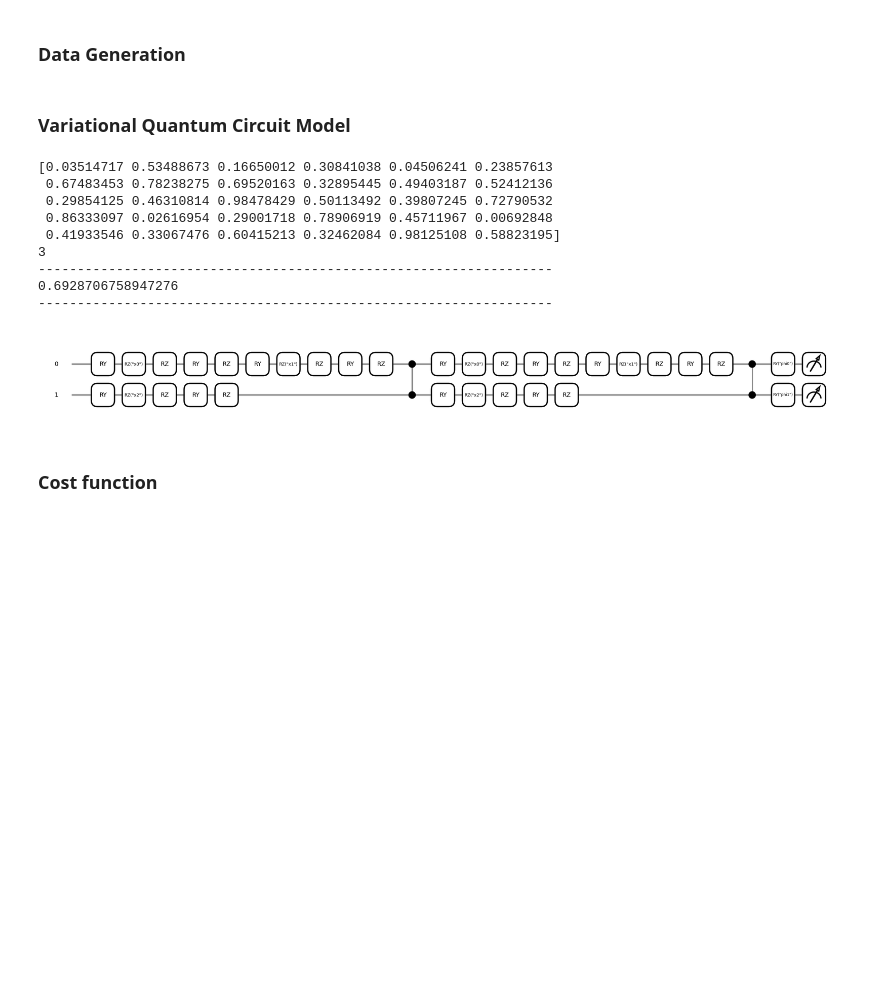
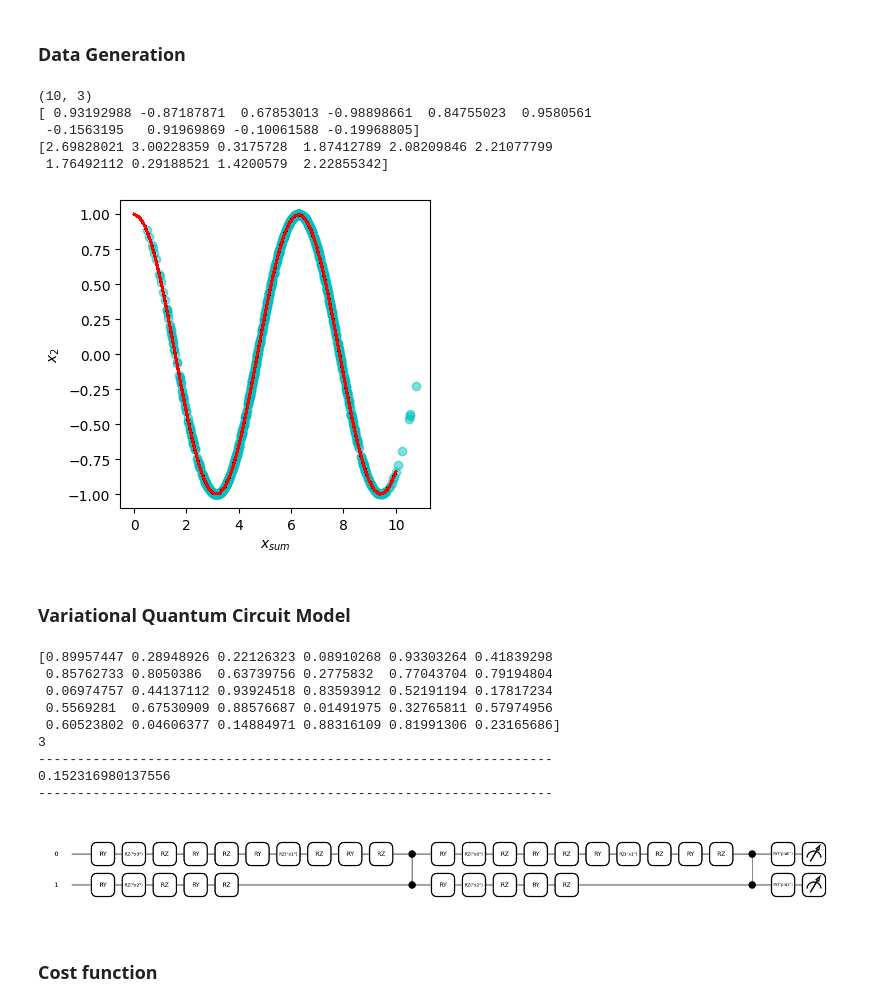
Before and after one commit to HeechanYi/IonQ2024-_Spring_Mentoring, a Jupyter notebook: FunctionApproximation.ipynb, the cells around one changed output. Saved outputs shown, nothing was run; the diff lists cells and outputs as text; code cells hidden in the pictures; blank space fills up the shorter version.

```diff
--- a/FunctionApproximation.ipynb
+++ b/FunctionApproximation.ipynb
@@ -14,7 +14,7 @@ np.random.seed(32)
 ### Cos함수와 관련된 데이터를 만드는 함수
 
 # cos(alpha_0*x_0 + alpha_1*x_1 + ... + alpha_n*x_n)
-def Cos(samples, alpha, dim, xmax, xmin):
+def Cos(samples, alpha, xmin, xmax):
     """
     Generate datas we will use for the Model
     cos(alpha_0*x_0 + alpha_1*x_1 + ... + alpha_n*x_n)
@@ -31,6 +31,7 @@ def Cos(samples, alpha, dim, xmax, xmin):
     """
     points= []
     results = []
+    dim = len(alpha)
 
     def f(alpha, point):
         if len(alpha) != len(point):
@@ -57,39 +58,48 @@ def Cos(samples, alpha, dim, xmax, xmin):
 
 
 # ------------------------------------------------------------------ #
-
-#Xdata, ydata = Cos(10, [1, 2, 1/2], 3, xmax=[np.pi, np.pi, np.pi], xmin = [0, 0, 0])
-#print(Xdata.shape)
-#print(ydata)
-#print(Xdata[:,0])
+xmin = [0, 0, 0]
+xmax=[np.pi, np.pi, np.pi]
+Xdata, ydata = Cos(10, [1, 2, 1/2], xmin , xmax)
+print(Xdata.shape)
+print(ydata)
+print(Xdata[:,0])
+# %% [output]
+(10, 3)
+[ 0.93192988 -0.87187871  0.67853013 -0.98898661  0.84755023  0.9580561
+ -0.1563195   0.91969869 -0.10061588 -0.19968805]
+[2.69828021 3.00228359 0.3175728  1.87412789 2.08209846 2.21077799
+ 1.76492112 0.29188521 1.4200579  2.22855342]
 # %%
 def plot_data(x, alpha, y, fig = None, ax = None):
 
     # Graph figure
     if fig == None :
         fig, ax = plt.subplots(1,1,figsize = (5, 5))
 
     def f(alpha, point):
         if len(alpha) != len(point):
             ValueError("dimension of alpha and x is not same")
 
         a = np.dot(alpha, point)
         return a
 
     for i in range(len(x)):
         x1 = f(alpha, x[i])
         x2 = y[i]
         s = np.linspace(0, 10)
-        ax.scatter(x1, x2, alpha=0.5)
-        ax.plot(s, np.cos(s))
+        ax.scatter(x1, x2, alpha=0.5, color = 'c')
+        ax.plot(s, np.cos(s), color = 'r')
         ax.set_xlabel("$x_{sum}$")
         ax.set_ylabel("$x_2$")
 
 # ------------------------------------------------------------------ #
 
-#fig, ax = plt.subplots(figsize=(4, 4))
-#Xdata, ydata = Cos(1000, [1, 2, 1/2], 3, xmax=[np.pi, np.pi, np.pi], xmin = [0, 0, 0])
-#plot_data(Xdata, [1, 2, 1/2], ydata, fig, ax)
+fig, ax = plt.subplots(figsize=(4, 4))
+Xdata, ydata = Cos(1000, [1, 2, 1/2], xmin=[0, 0, 0], xmax = [np.pi, np.pi, np.pi])
+plot_data(Xdata, [1, 2, 1/2], ydata, fig, ax)
+# %% [output]
+[figure, added]
 # %% [markdown]
 ### Variational Quantum Circuit Model
 # %%
@@ -115,12 +125,6 @@ def VQC_Model(thetas, phis, x, num_layers):
     idx = 0
 
     params = list(thetas).copy()
-    param_index = 1
-
-    for _ in range(num_layers):
-        for j in range(dim):
-            params[param_index] = thetas[param_index] * x[j]
-            param_index += 5
 
     for _ in range(num_layers):
         for i in range(dim):
@@ -149,8 +153,9 @@ def VQC_Model(thetas, phis, x, num_layers):
     return qml.expval(obs)
 
 # ------------------------------------------------------------------ #
-
-Xdata, ydata = Cos(10, [1, 2, 1/2], 3, xmax=[np.pi, np.pi, np.pi], xmin = [0, 0, 0])
+xmax=[np.pi, np.pi, np.pi]
+xmin = [0,0,0]
+Xdata, ydata = Cos(10, [1, 2, 1/2], xmin, xmax)
 x = Xdata[0]
 dim = len(x)
 num_layers = 2
@@ -167,13 +172,13 @@ print(VQC_Model(thetas, phis, x, num_layers))
 print('------------------------------------------------------------------')
 fig, ax = qml.draw_mpl(VQC_Model)(thetas, phis, x, num_layers)
 # %% [output]
-[0.03514717 0.53488673 0.16650012 0.30841038 0.04506241 0.23857613
- 0.67483453 0.78238275 0.69520163 0.32895445 0.49403187 0.52412136
- 0.29854125 0.46310814 0.98478429 0.50113492 0.39807245 0.72790532
- 0.86333097 0.02616954 0.29001718 0.78906919 0.45711967 0.00692848
- 0.41933546 0.33067476 0.60415213 0.32462084 0.98125108 0.58823195]
+[0.89957447 0.28948926 0.22126323 0.08910268 0.93303264 0.41839298
+ 0.85762733 0.8050386  0.63739756 0.2775832  0.77043704 0.79194804
+ 0.06974757 0.44137112 0.93924518 0.83593912 0.52191194 0.17817234
+ 0.5569281  0.67530909 0.88576687 0.01491975 0.32765811 0.57974956
+ 0.60523802 0.04606377 0.14884971 0.88316109 0.81991306 0.23165686]
 3
 ------------------------------------------------------------------
-0.6928706758947276
+0.152316980137556
 ------------------------------------------------------------------
 [figure]
```
Also changed, not shown: parts of 5 cells of this notebook.
